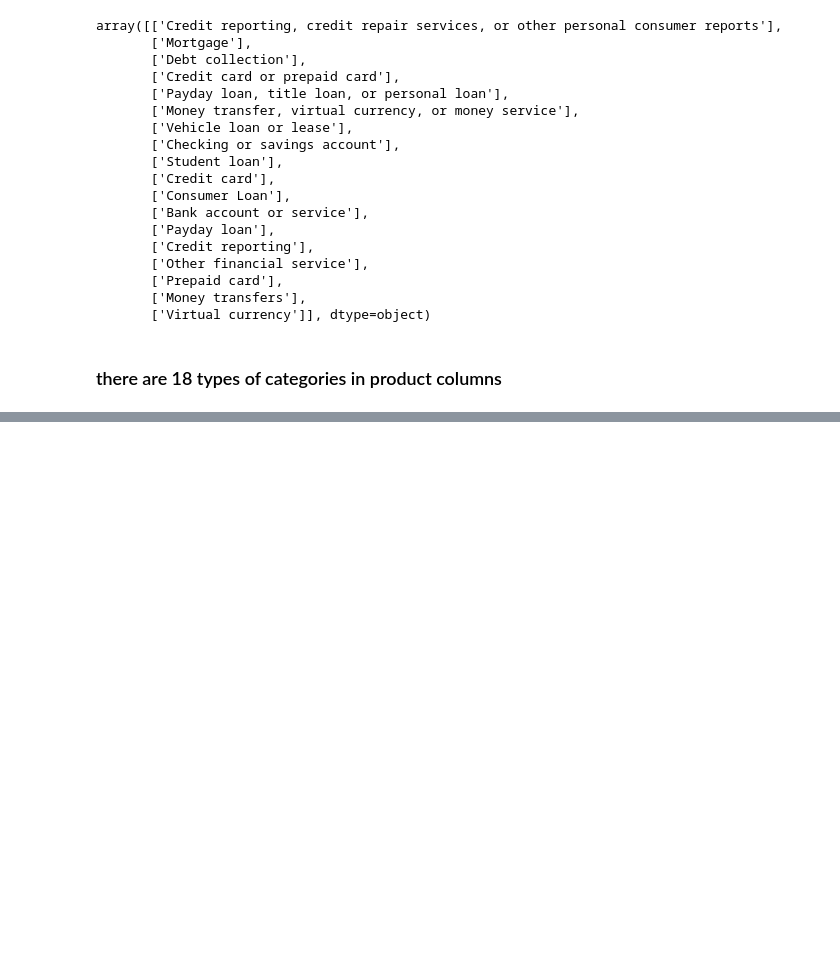
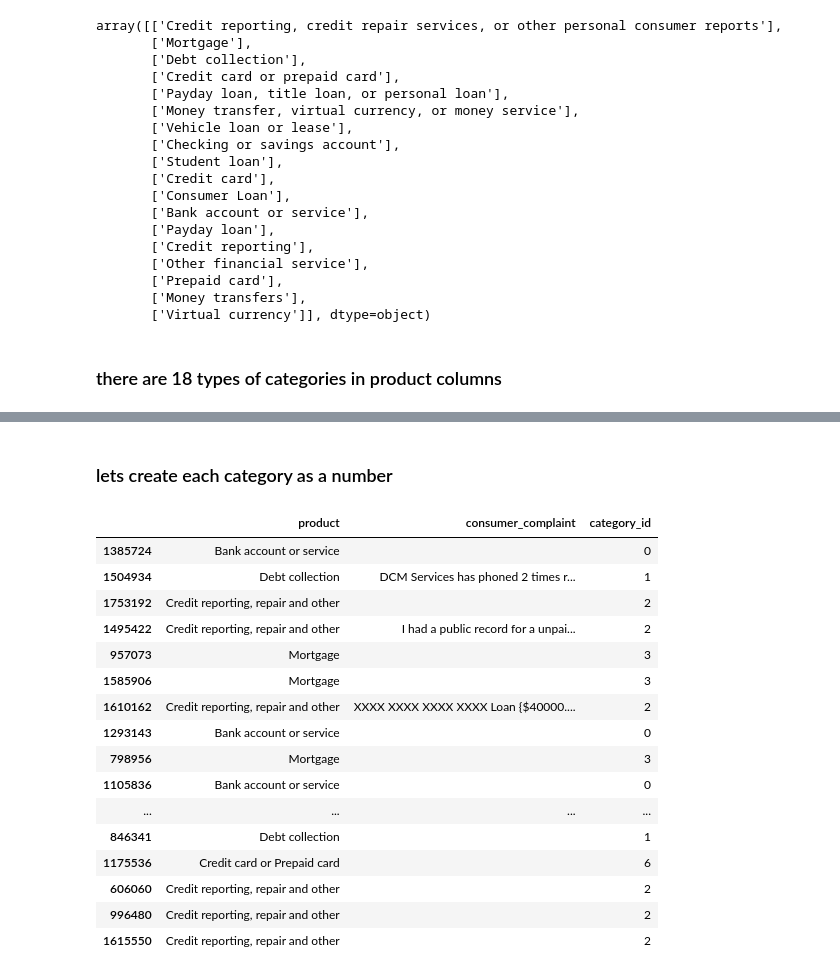
Before and after one commit to jasimdipu/value_base, a Jupyter notebook: consumer_complaints.ipynb, the cells around one changed output, grey strips where cells are left out. Cells and saved outputs as stored; diff of their text form; code cells hidden in the pictures; blank space fills up the shorter version.

```diff
--- a/consumer_complaints.ipynb
+++ b/consumer_complaints.ipynb
@@ -290,0 +309,28 @@ data.sort_values('consumer_complaint', ascending=False)
+# %% [markdown]
+### lets create each category as a number
+# %%
+sample_data['category_id'] = sample_data['product'].factorize()[0]
+category_id_sample_data = sample_data[['product', 'category_id']].drop_duplicates()
+
+category_to_id = dict(category_id_sample_data.values)
+id_to_category = dict(category_id_sample_data[['category_id','product']].values)
+
+sample_data.head(20)
+# %% [output]
+|  | product | consumer_complaint | category_id |
+| 1385724 | Bank account or service |  | 0 |
+| 1504934 | Debt collection | DCM Services has phoned 2 times r... | 1 |
+| 1753192 | Credit reporting, repair and other |  | 2 |
+| 1495422 | Credit reporting, repair and other | I had a public record for a unpai... | 2 |
+| 957073 | Mortgage |  | 3 |
+| 1585906 | Mortgage |  | 3 |
+| 1610162 | Credit reporting, repair and other | XXXX XXXX XXXX XXXX Loan {$40000.... | 2 |
+| 1293143 | Bank account or service |  | 0 |
+| 798956 | Mortgage |  | 3 |
+| 1105836 | Bank account or service |  | 0 |
+| ... | ... | ... | ... |
+| 846341 | Debt collection |  | 1 |
+| 1175536 | Credit card or Prepaid card |  | 6 |
+| 606060 | Credit reporting, repair and other |  | 2 |
+| 996480 | Credit reporting, repair and other |  | 2 |
+| 1615550 | Credit reporting, repair and other |  | 2 |
```
Also changed, not shown: parts of 17 cells of this notebook.
